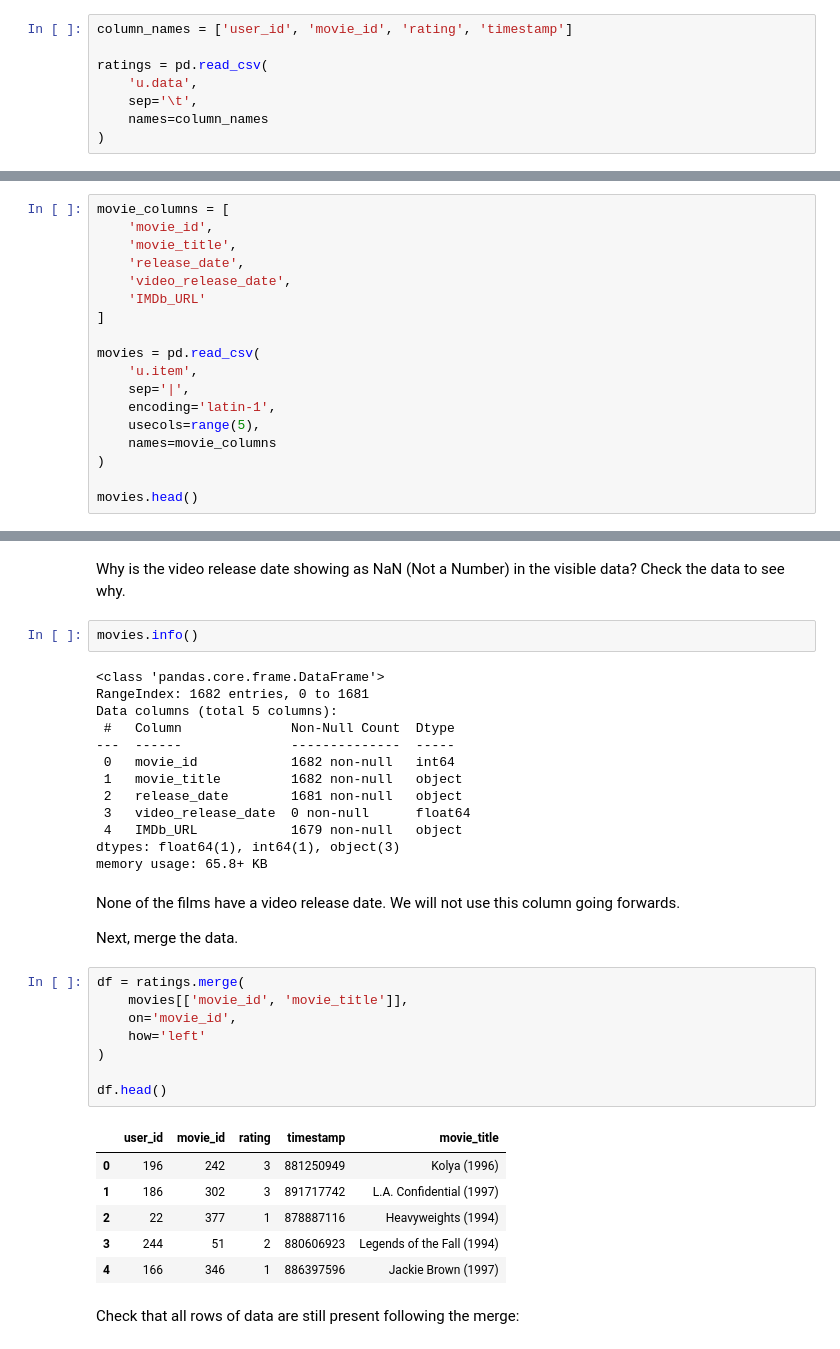
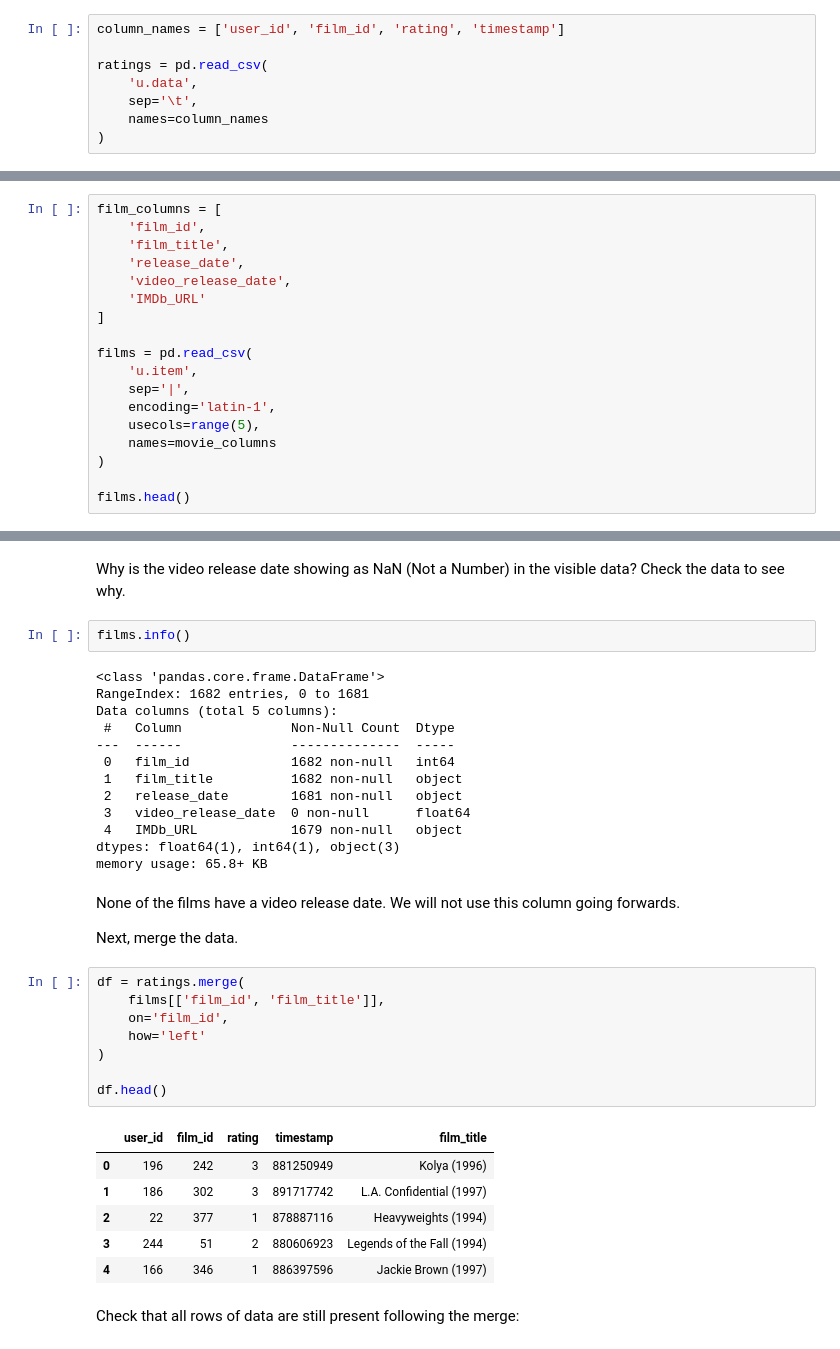
Before and after one commit to Sosswood/Machine-Learning, a Jupyter notebook: Individual_Project_1.ipynb, the cells around one changed output, grey strips where cells are left out. Drawn from its saved outputs; the diff is of its cells as text.

```diff
--- a/Individual_Project_1.ipynb
+++ b/Individual_Project_1.ipynb
@@ -5,7 +9,7 @@ import pandas as pd
 # %% [markdown]
 Import data and add column headers as per the "Read Me" file.  sep='\t' is used because the data is tab separated, rather than comma or pipe.
 # %%
-column_names = ['user_id', 'movie_id', 'rating', 'timestamp']
+column_names = ['user_id', 'film_id', 'rating', 'timestamp']
 
 ratings = pd.read_csv(
     'u.data',
@@ -84,15 +88,15 @@ Now I can see that some users rated more than one film as 943 users rated 100,00
 
 I'm now going to incorporate the names of the films, by adding in the information from u.item, which translates each of the film IDs into a film title and will generally make the data simpler to understand.
 # %%
-movie_columns = [
-    'movie_id',
-    'movie_title',
+film_columns = [
+    'film_id',
+    'film_title',
     'release_date',
     'video_release_date',
     'IMDb_URL'
 ]
 
-movies = pd.read_csv(
+films = pd.read_csv(
     'u.item',
     sep='|',
     encoding='latin-1',
@@ -100,5 +104,5 @@ movies = pd.read_csv(
     names=movie_columns
 )
 
-movies.head()
+films.head()
 # %% [output]
@@ -111,15 +115,15 @@ movies.head()
 # %% [markdown]
 Why is the video release date showing as NaN (Not a Number) in the visible data?  Check the data to see why.
 # %%
-movies.info()
+films.info()
 # %% [output]
 <class 'pandas.core.frame.DataFrame'>
 RangeIndex: 1682 entries, 0 to 1681
 Data columns (total 5 columns):
  #   Column              Non-Null Count  Dtype
 ---  ------              --------------  -----
- 0   movie_id            1682 non-null   int64
- 1   movie_title         1682 non-null   object
+ 0   film_id             1682 non-null   int64
+ 1   film_title          1682 non-null   object
  2   release_date        1681 non-null   object
  3   video_release_date  0 non-null      float64
  4   IMDb_URL            1679 non-null   object
@@ -131,14 +135,14 @@ None of the films have a video release date.  We will not use this column going
 Next, merge the data.
 # %%
 df = ratings.merge(
-    movies[['movie_id', 'movie_title']],
-    on='movie_id',
+    films[['film_id', 'film_title']],
+    on='film_id',
     how='left'
 )
 
 df.head()
 # %% [output]
-|  | user_id | movie_id | rating | timestamp | movie_title |
+|  | user_id | film_id | rating | timestamp | film_title |
 | 0 | 196 | 242 | 3 | 881250949 | Kolya (1996) |
 | 1 | 186 | 302 | 3 | 891717742 | L.A. Confidential (1997) |
 | 2 | 22 | 377 | 1 | 878887116 | Heavyweights (1994) |
```
Also changed, not shown: parts of 39 cells of this notebook.
